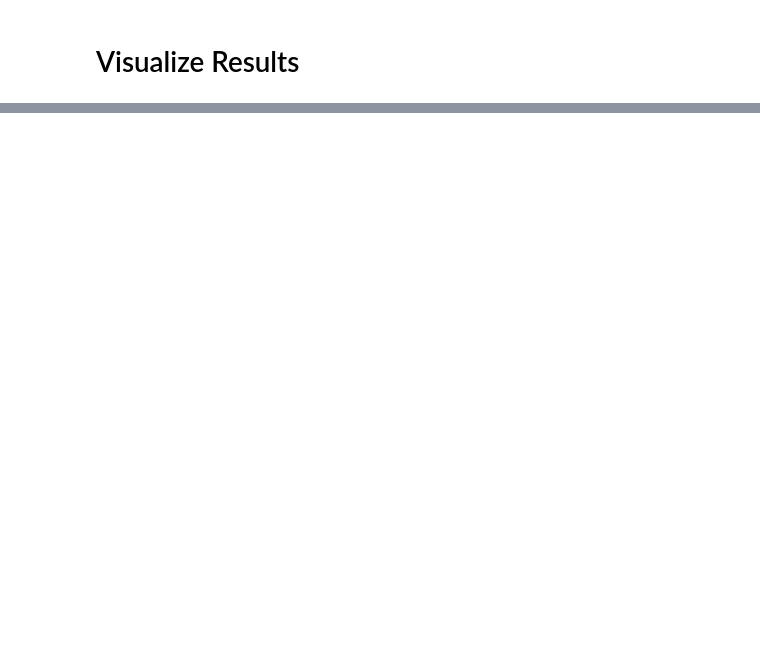
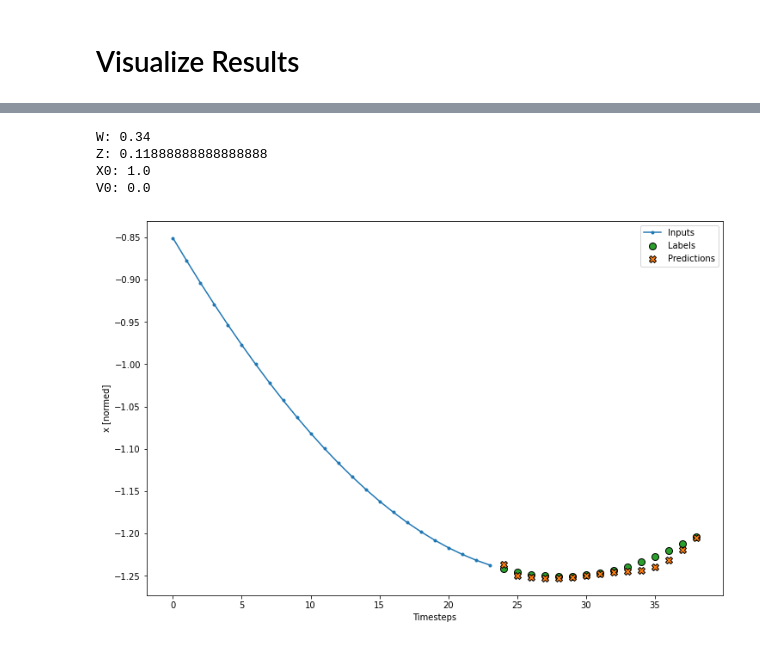
Before and after one commit to trifwn/OscillationLSTM, a Jupyter notebook: LSTMv2AR.ipynb, the cells around one changed output, grey strips where cells are left out. Cells and saved outputs as stored; diff of their text form; code cells hidden in the pictures; blank space fills up the shorter version.

```diff
--- a/LSTMv2AR.ipynb
+++ b/LSTMv2AR.ipynb
@@ -268,0 +254,12 @@ multi_window.plot(train_df[:,63],feedback_model)
+# %%
+startTime = 250
+exampleCase = 31
+CaseParameters = InputData[exampleCase]
+print("W: {}\nZ: {}\nX0: {}\nV0: {}".format(*CaseParameters))
+multi_window.plot( inputs=train_df[startTime:startTime+multi_window.total_window_size, exampleCase], model=feedback_model)
+# %% [output]
+W: 0.34
+Z: 0.11888888888888888
+X0: 1.0
+V0: 0.0
+[figure, added]
```
Also changed, not shown: parts of 5 cells of this notebook, 4 other files.
